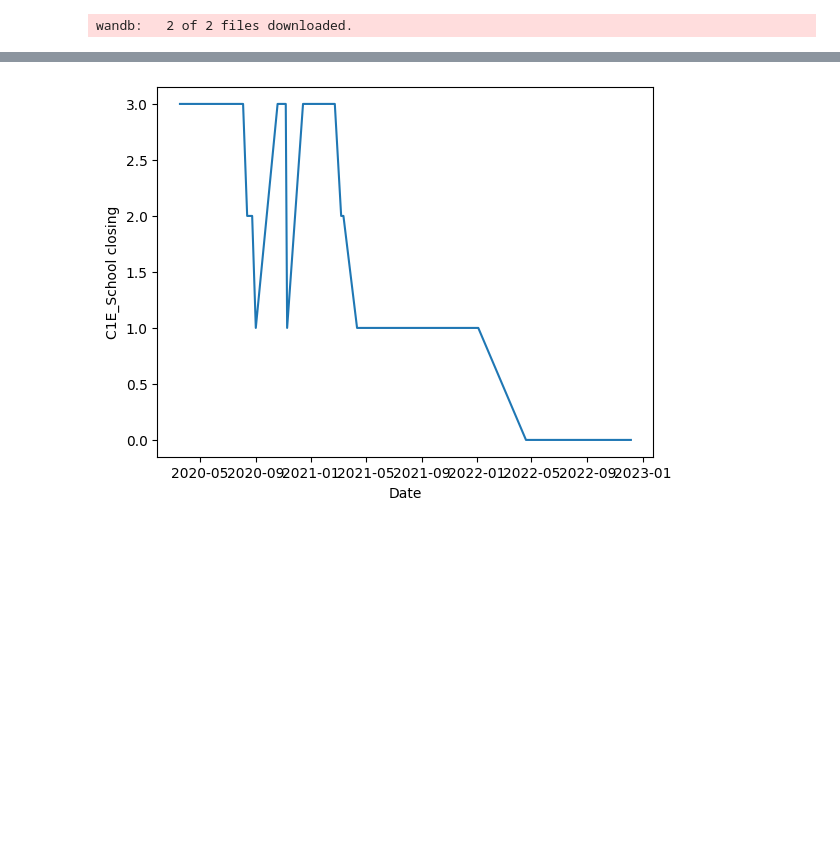
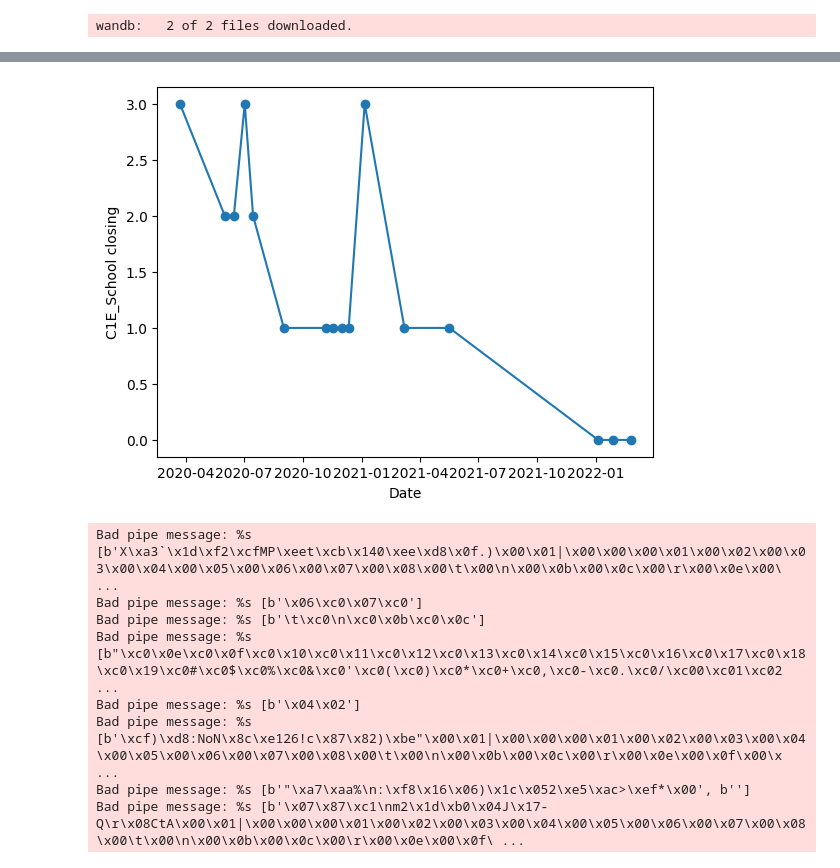
Before and after one commit to danyoungday/neuro-san-prana, a Jupyter notebook: data/edav.ipynb, the cells around one changed output, grey strips where cells are left out. Saved outputs shown, nothing was run; the diff lists cells and outputs as text; code cells hidden in the pictures; blank space fills up the shorter version.

```diff
--- a/data/edav.ipynb
+++ b/data/edav.ipynb
@@ -298,0 +26,9 @@ df.shape
+# %%
+aruba = df[df["CountryName"] == "Australia"]
+criteria = ["C1E_School closing"]
+notes_cols = [f"{crit[:2]}_Notes" for crit in criteria]
+flag_cols = [f"{crit[:3]}_Flag" for crit in criteria]
+aruba = aruba.dropna(subset=notes_cols, how="all")
+aruba = aruba.dropna(subset=criteria, how="all")
+print(aruba.shape)
+aruba[["Date", "Jurisdiction"] + criteria + flag_cols + notes_cols + ["ConfirmedCases"]]
@@ -311,7 +78,7 @@ def create_dataset_from_raw(df: pd.DataFrame, policy_cols: list[str], location_f
     flag_cols = [policy.split("_")[0] + "_Flag" for policy in policy_cols]
     index_cols = ["CountryName", "CountryCode", "RegionName", "RegionCode", "Jurisdiction", "Date"]
 
-    dataset = df[index_cols + policy_cols + notes_cols + flag_cols].copy()
+    dataset = df[index_cols + policy_cols + notes_cols + flag_cols + ["ConfirmedCases"]].copy()
     dataset = dataset.dropna(subset=notes_cols, how="all")
     for col, val in location_filter.items():
         dataset = dataset[dataset[col] == val]
@@ -320,8 +87,10 @@ def create_dataset_from_raw(df: pd.DataFrame, policy_cols: list[str], location_f
     return dataset
 
 dataset = create_dataset_from_raw(df,
-                                  ["C1E_School closing", "C2E_Workplace closing"],
+                                  ["C1E_School closing"],
                                   {"RegionName": "England"})
 print(dataset.shape)
 dataset.head()
+for _, row in dataset.iterrows():
+    print(row["Date"], row["ConfirmedCases"])
 # %% [output]
@@ -360,22 +135,23 @@ def extract_urls(row: pd.Series) -> list[str]:
         if not pd.isna(text):
             url_pattern = r'https?://[^\s<>"]+|www\.[^\s<>"]+'
             urls.extend(re.findall(url_pattern, text))
+    if len(urls) == 0:
+        return pd.NA
     urls_str = ", ".join(urls)
     return urls_str
 
-def reformat_dataset(dataset: pd.DataFrame) -> pd.DataFrame:
+def reformat_dataset(dataset: pd.DataFrame, notes_cols: list[str]) -> pd.DataFrame:
     """
     Change RegionName to Region and add a new Source column
     """
     formatted = dataset.copy()
     formatted["Region"] = formatted["RegionName"]
-    formatted["Source"] = formatted[["C1_Notes", "C2_Notes"]].apply(lambda row: extract_urls(row), axis=1)
+    formatted["Source"] = formatted[["C1_Notes"]].apply(lambda row: extract_urls(row), axis=1)
+    formatted = formatted.dropna(subset=["Source"], how="all")
     formatted = formatted.drop(columns=["RegionName", "CountryName", "CountryCode", "RegionCode", "Jurisdiction"])
-    notes_cols = [col for col in formatted.columns if col.endswith("_Notes")]
     formatted = formatted.drop(columns=notes_cols)
     return formatted
 
-formatted = reformat_dataset(dataset)
+formatted = reformat_dataset(dataset, ["C1_Notes"])
 print(formatted.shape)
-print(formatted.head())
 # %% [output]
@@ -454,9 +217,17 @@ for i in range(len(c1)):
 2022-12-06 00:00:00 0.0 There are no coronavirus (COVID-19) restrictions in the UK.  If you have COVID-19 you should try to stay at home.    Most people cannot get free COVID-19 tests. You can buy tes ...
 # %%
 fig, ax = plt.subplots()
-ax.plot(pd.to_datetime(texas["Date"], format="%Y%m%d"), texas["Score"])
+ax.plot(pd.to_datetime(formatted["Date"], format="%Y%m%d"), formatted["C1E_School closing"], marker="o")
 ax.set_xlabel("Date")
 ax.set_ylabel("C1E_School closing")
 plt.show()
 # %% [output]
-[figure, old version]
+[figure, new version]
+Bad pipe message: %s [b'X\xa3`\x1d\xf2\xcfMP\xeet\xcb\x140\xee\xd8\x0f.)\x00\x01|\x00\x00\x00\x01\x00\x02\x00\x03\x00\x04\x00\x05\x00\x06\x00\x07\x00\x08\x00\t\x00\n\x00\x0b\x00\x0c\x00\r\x00\x0e\x00\ ...
+Bad pipe message: %s [b'\x06\xc0\x07\xc0']
+Bad pipe message: %s [b'\t\xc0\n\xc0\x0b\xc0\x0c']
+Bad pipe message: %s [b"\xc0\x0e\xc0\x0f\xc0\x10\xc0\x11\xc0\x12\xc0\x13\xc0\x14\xc0\x15\xc0\x16\xc0\x17\xc0\x18\xc0\x19\xc0#\xc0$\xc0%\xc0&\xc0'\xc0(\xc0)\xc0*\xc0+\xc0,\xc0-\xc0.\xc0/\xc00\xc01\xc02 ...
+Bad pipe message: %s [b'\x04\x02']
+Bad pipe message: %s [b'\xcf)\xd8:NoN\x8c\xe126!c\x87\x82)\xbe"\x00\x01|\x00\x00\x00\x01\x00\x02\x00\x03\x00\x04\x00\x05\x00\x06\x00\x07\x00\x08\x00\t\x00\n\x00\x0b\x00\x0c\x00\r\x00\x0e\x00\x0f\x00\x ...
+Bad pipe message: %s [b'"\xa7\xaa%\n:\xf8\x16\x06)\x1c\x052\xe5\xac>\xef*\x00', b'']
+Bad pipe message: %s [b'\x07\x87\xc1\nm2\x1d\xb0\x04J\x17-Q\r\x08CtA\x00\x01|\x00\x00\x00\x01\x00\x02\x00\x03\x00\x04\x00\x05\x00\x06\x00\x07\x00\x08\x00\t\x00\n\x00\x0b\x00\x0c\x00\r\x00\x0e\x00\x0f\ ...
```
Also changed, not shown: parts of 13 cells of this notebook, 2 other files.
